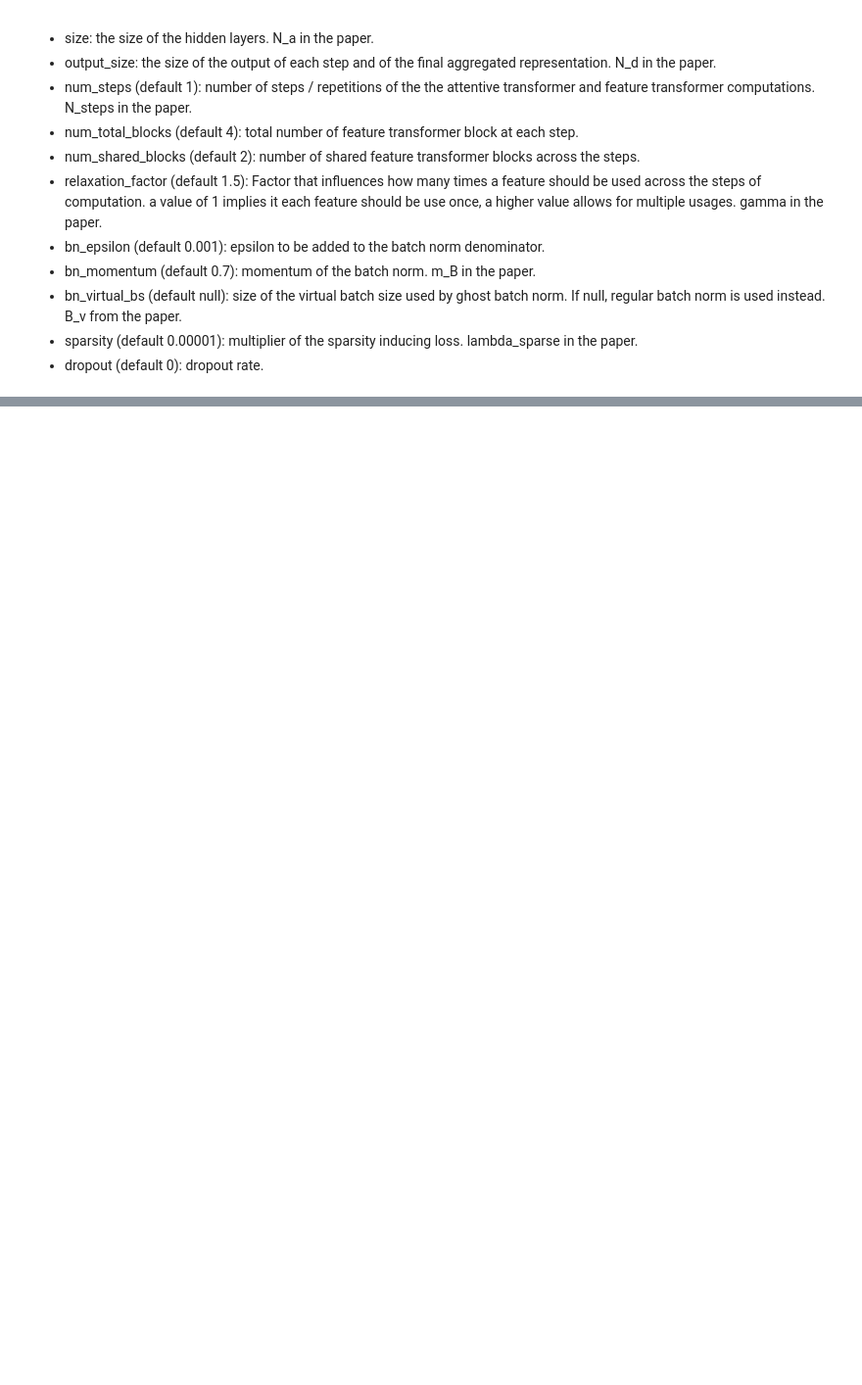
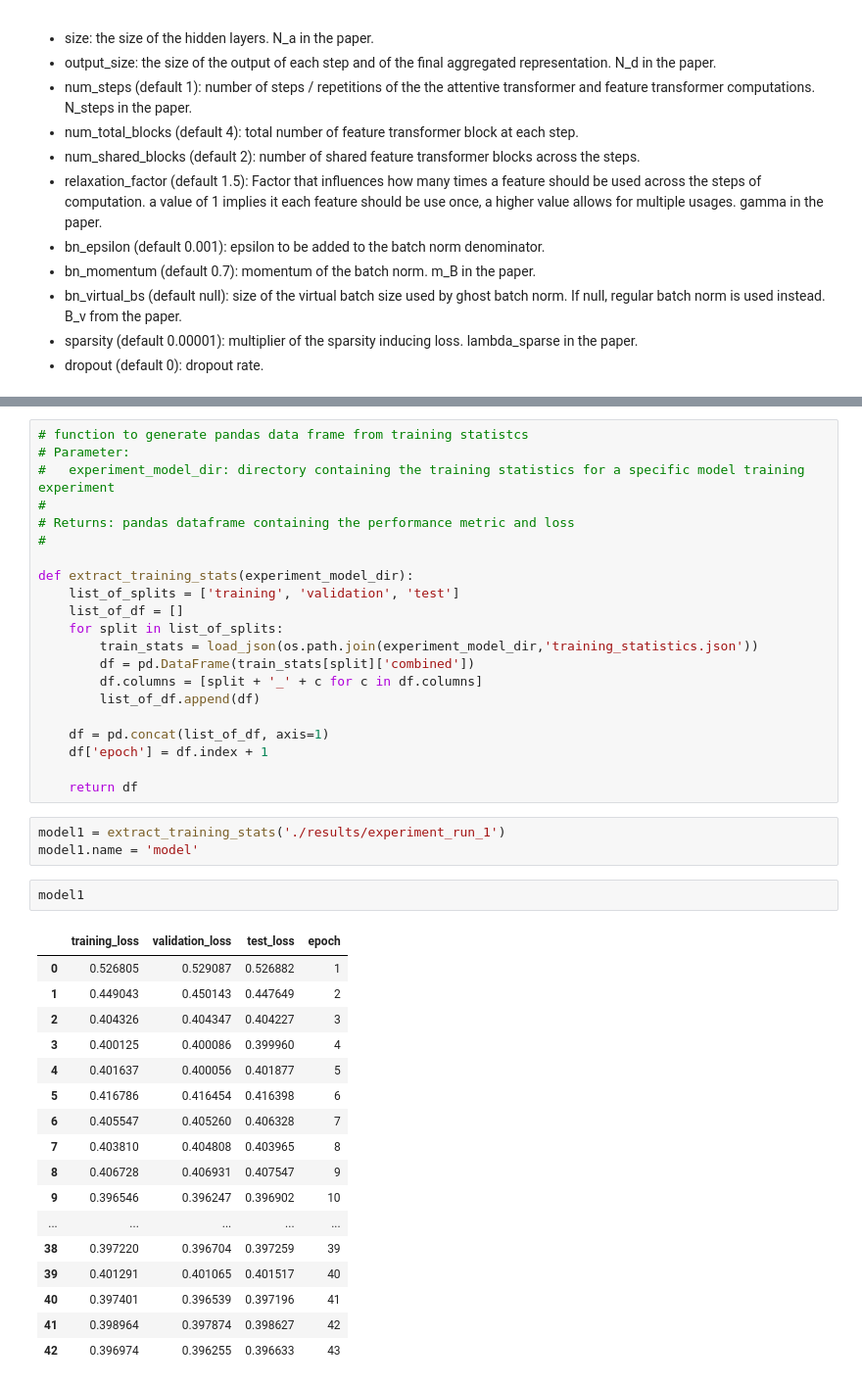
Before and after one commit to hessikaveh/TabNet-Test, a Jupyter notebook: TabNet.ipynb, the cells around one changed output, grey strips where cells are left out. Shown at 98% size. Drawn from its saved outputs; the diff is of its cells as text; blank space fills up the shorter version.

```diff
--- a/TabNet.ipynb
+++ b/TabNet.ipynb
@@ -563,0 +530,44 @@ These are the available parameters of a tabnet combiner:
+# %%
+# function to generate pandas data frame from training statistcs
+# Parameter:
+#   experiment_model_dir: directory containing the training statistics for a specific model training experiment
+#
+# Returns: pandas dataframe containing the performance metric and loss
+#
+
+def extract_training_stats(experiment_model_dir):
+    list_of_splits = ['training', 'validation', 'test']
+    list_of_df = []
+    for split in list_of_splits:
+        train_stats = load_json(os.path.join(experiment_model_dir,'training_statistics.json'))
+        df = pd.DataFrame(train_stats[split]['combined'])
+        df.columns = [split + '_' + c for c in df.columns]
+        list_of_df.append(df)
+
+    df = pd.concat(list_of_df, axis=1)
+    df['epoch'] = df.index + 1
+
+    return df
+# %%
+model1 = extract_training_stats('./results/experiment_run_1')
+model1.name = 'model'
+# %%
+model1
+# %% [output]
+|  | training_loss | validation_loss | test_loss | epoch |
+| 0 | 0.526805 | 0.529087 | 0.526882 | 1 |
+| 1 | 0.449043 | 0.450143 | 0.447649 | 2 |
+| 2 | 0.404326 | 0.404347 | 0.404227 | 3 |
+| 3 | 0.400125 | 0.400086 | 0.399960 | 4 |
+| 4 | 0.401637 | 0.400056 | 0.401877 | 5 |
+| 5 | 0.416786 | 0.416454 | 0.416398 | 6 |
+| 6 | 0.405547 | 0.405260 | 0.406328 | 7 |
+| 7 | 0.403810 | 0.404808 | 0.403965 | 8 |
+| 8 | 0.406728 | 0.406931 | 0.407547 | 9 |
+| 9 | 0.396546 | 0.396247 | 0.396902 | 10 |
+| ... | ... | ... | ... | ... |
+| 38 | 0.397220 | 0.396704 | 0.397259 | 39 |
+| 39 | 0.401291 | 0.401065 | 0.401517 | 40 |
+| 40 | 0.397401 | 0.396539 | 0.397196 | 41 |
+| 41 | 0.398964 | 0.397874 | 0.398627 | 42 |
+| 42 | 0.396974 | 0.396255 | 0.396633 | 43 |
```
Also changed, not shown: parts of 11 cells of this notebook.
